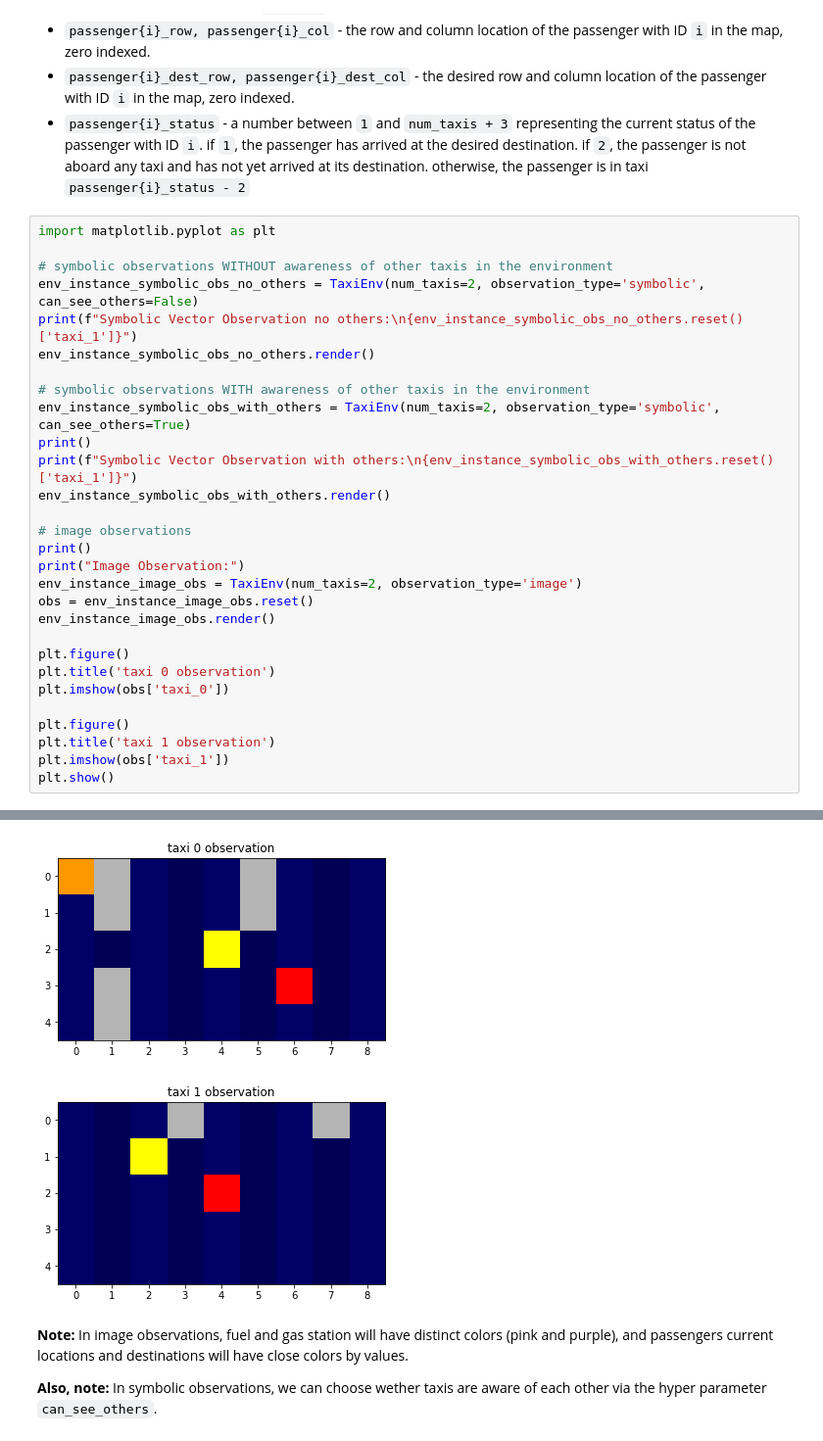
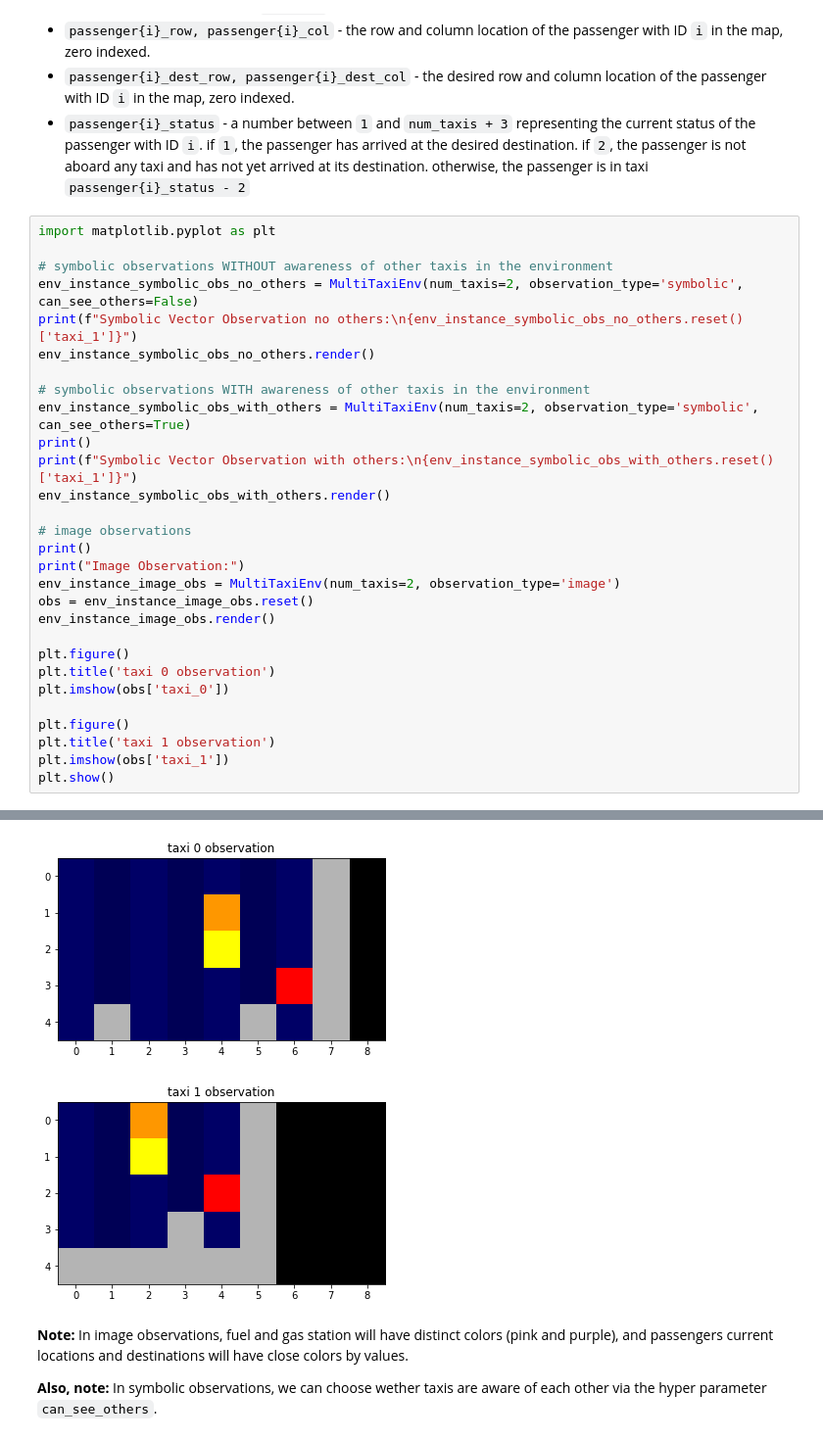
Before and after one commit to CLAIR-LAB-TECHNION/multi-taxi, a Jupyter notebook: MultiTaxiEnvDemo.ipynb, the cells around one changed output, grey strips where cells are left out. Shown at 98% size. Saved outputs shown, nothing was run; the diff lists cells and outputs as text.

```diff
--- a/MultiTaxiEnvDemo.ipynb
+++ b/MultiTaxiEnvDemo.ipynb
@@ -88,12 +88,12 @@ An observation could be either an image, which is a window of sight for the agen
 import matplotlib.pyplot as plt
 
 # symbolic observations WITHOUT awareness of other taxis in the environment
-env_instance_symbolic_obs_no_others = TaxiEnv(num_taxis=2, observation_type='symbolic', can_see_others=False)
+env_instance_symbolic_obs_no_others = MultiTaxiEnv(num_taxis=2, observation_type='symbolic', can_see_others=False)
 print(f"Symbolic Vector Observation no others:\n{env_instance_symbolic_obs_no_others.reset()['taxi_1']}")
 env_instance_symbolic_obs_no_others.render()
 
 # symbolic observations WITH awareness of other taxis in the environment
-env_instance_symbolic_obs_with_others = TaxiEnv(num_taxis=2, observation_type='symbolic', can_see_others=True)
+env_instance_symbolic_obs_with_others = MultiTaxiEnv(num_taxis=2, observation_type='symbolic', can_see_others=True)
 print()
 print(f"Symbolic Vector Observation with others:\n{env_instance_symbolic_obs_with_others.reset()['taxi_1']}")
 env_instance_symbolic_obs_with_others.render()
@@ -101,7 +101,7 @@ env_instance_symbolic_obs_with_others.render()
 # image observations
 print()
 print("Image Observation:")
-env_instance_image_obs = TaxiEnv(num_taxis=2, observation_type='image')
+env_instance_image_obs = MultiTaxiEnv(num_taxis=2, observation_type='image')
 obs = env_instance_image_obs.reset()
 env_instance_image_obs.render()
 
@@ -132,7 +132,7 @@ Passenger1: Location: (0, 5), Destination: (2, 4)
 Done: False, {'taxi_0': False, 'taxi_1': False, '__all__': False}
 Passengers Status's: [2]
-[figure, old version]
+[figure, new version]
-[figure, old version]
+[figure, new version]
 # %% [markdown]
 __Note:__ In image observations, fuel and gas station will have distinct colors (pink and purple), and passengers current locations and destinations will have close colors by values.
 
```
Also changed, not shown: parts of 6 cells of this notebook, 2 other files.
